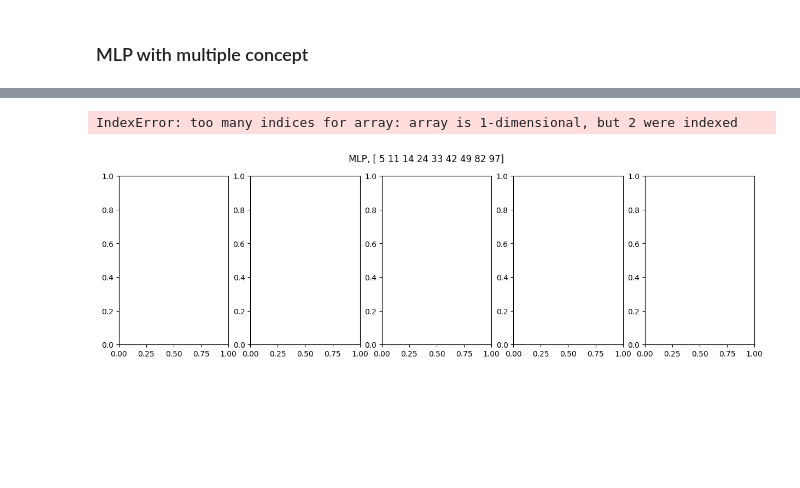
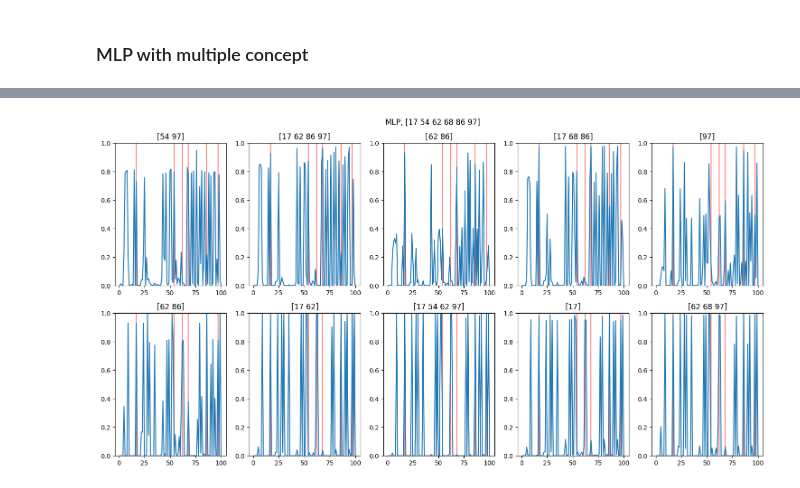
Before and after one commit to CNIR-BMC-study/BMC_study_2025, a Jupyter notebook: notebook/Number_game.ipynb, the cells around one changed output, grey strips where cells are left out. Drawn from its saved outputs; the diff is of its cells as text; code cells hidden in the pictures; blank space fills up the shorter version.

```diff
--- a/notebook/Number_game.ipynb
+++ b/notebook/Number_game.ipynb
@@ -222,28 +222,27 @@ optimizer = torch.optim.Adam(model.parameters(), lr=0.001)
 # %%
 epoch_number = 0
 EPOCHS = 10
-fig, axes = plt.subplots(2, EPOCHS//2, figsize=(15, 4))
+fig, axes = plt.subplots(2, EPOCHS//2, figsize=(15, 8))
 fig.suptitle(f"MLP, {game.candidates[np.where(game.concept == 1)]}")
 for epoch in range(EPOCHS):
     model.train(True)
     train_one_epoch(epoch_number, training_set)
     model.eval()
     with torch.no_grad():
         for i, data in enumerate(validation_set):
             vinputs, vlabels = torch.from_numpy(data).float()
             voutputs = model(vinputs)
             vloss = loss_fn(voutputs, vlabels)
     epoch_number += 1
 
     samples = game.make_samples()
     for i in game.candidates[np.where(game.concept==1)]:
         axes[epoch//5, epoch % 5].axvline(i, color='r', alpha=0.5)
     axes[epoch//5, epoch % 5].plot(game.candidates, model(torch.from_numpy(samples).float()).detach().numpy())
     axes[epoch//5, epoch % 5].set_title(f"{game.candidates[np.where(samples==1)]}")
     axes[epoch//5, epoch % 5].set_ylim(0, 1)
 
 plt.tight_layout()
 plt.show()
 # %% [output]
-IndexError: too many indices for array: array is 1-dimensional, but 2 were indexed
-[figure, old version]
+[figure, new version]
```
Also changed, not shown: parts of 4 cells of this notebook.
